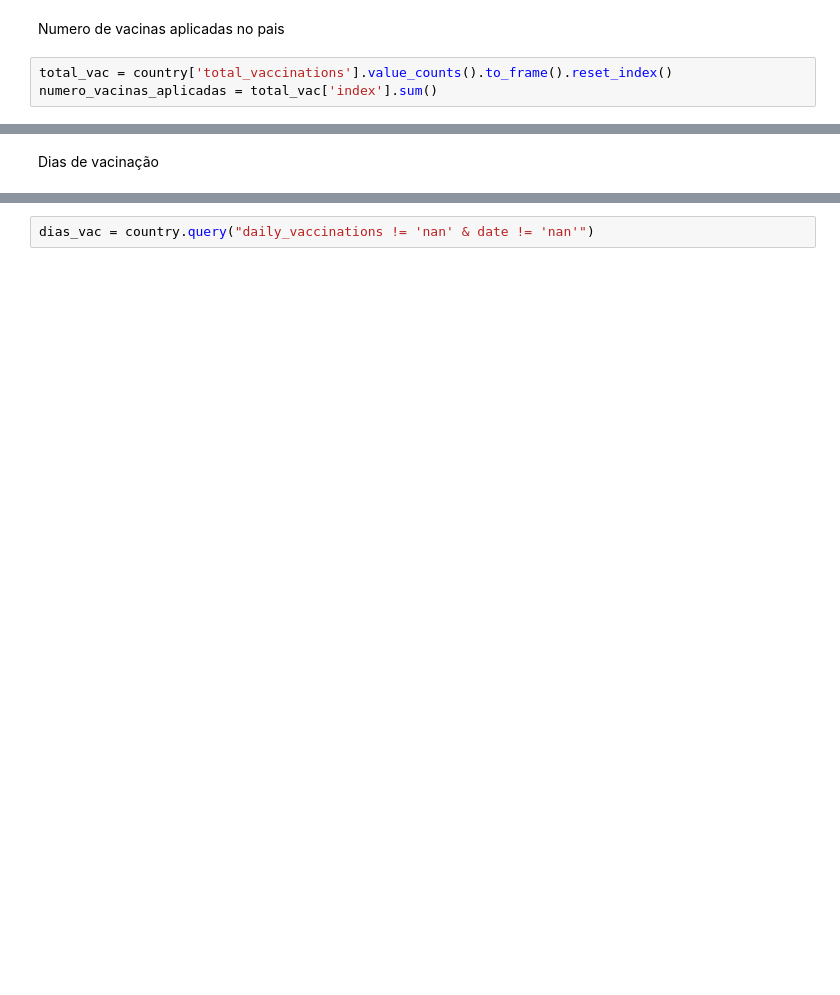
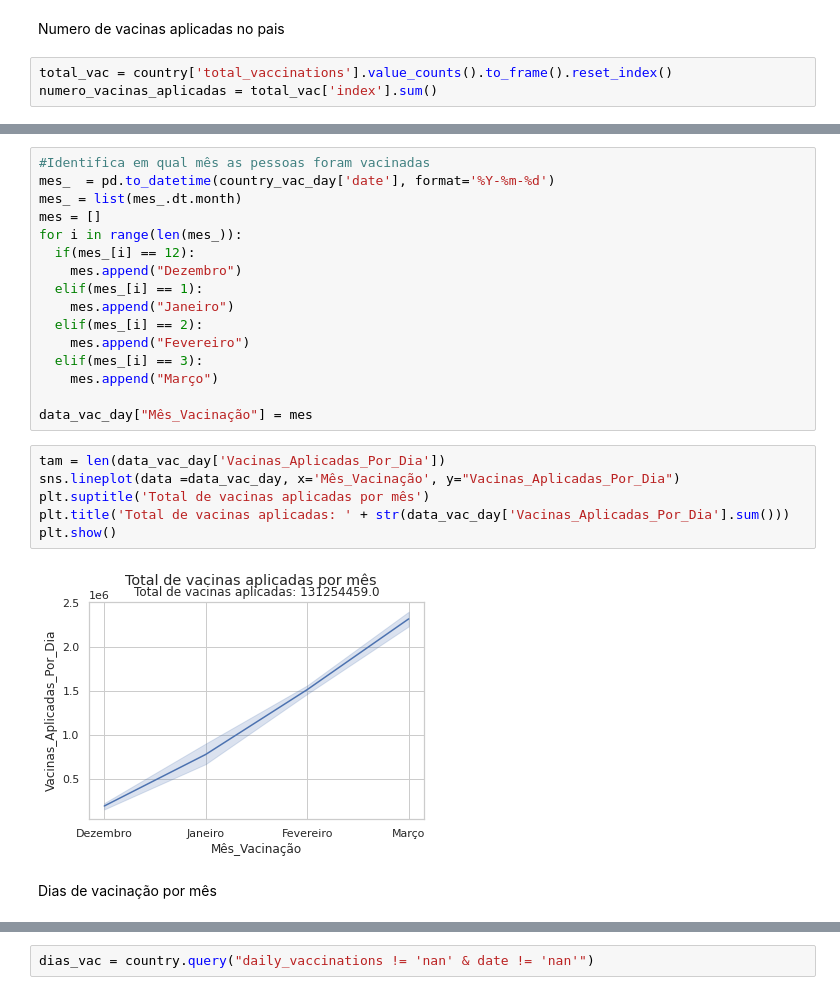
Before and after one commit to stefaneadna/COVID-19-World-Vaccination-Progress, a Jupyter notebook: vacina.ipynb, the cells around one changed output, grey strips where cells are left out. Saved outputs shown, nothing was run; the diff lists cells and outputs as text; blank space fills up the shorter version.

```diff
--- a/vacina.ipynb
+++ b/vacina.ipynb
@@ -107,2 +163,26 @@ numero_vacinas_aplicadas = total_vac['index'].sum()
+# %%
+#Identifica em qual mês as pessoas foram vacinadas
+mes_  = pd.to_datetime(country_vac_day['date'], format='%Y-%m-%d')
+mes_ = list(mes_.dt.month)
+mes = []
+for i in range(len(mes_)):
+  if(mes_[i] == 12):
+    mes.append("Dezembro")
+  elif(mes_[i] == 1):
+    mes.append("Janeiro")
+  elif(mes_[i] == 2):
+    mes.append("Fevereiro")
+  elif(mes_[i] == 3):
+    mes.append("Março")
+
+data_vac_day["Mês_Vacinação"] = mes
+# %%
+tam = len(data_vac_day['Vacinas_Aplicadas_Por_Dia'])
+sns.lineplot(data =data_vac_day, x='Mês_Vacinação', y="Vacinas_Aplicadas_Por_Dia")
+plt.suptitle('Total de vacinas aplicadas por mês')
+plt.title('Total de vacinas aplicadas: ' + str(data_vac_day['Vacinas_Aplicadas_Por_Dia'].sum()))
+plt.show()
+# %% [output]
+[figure, added]
 # %% [markdown]
-Dias de vacinação
+Dias de vacinação por mês
```
Also changed, not shown: parts of 17 cells of this notebook.
